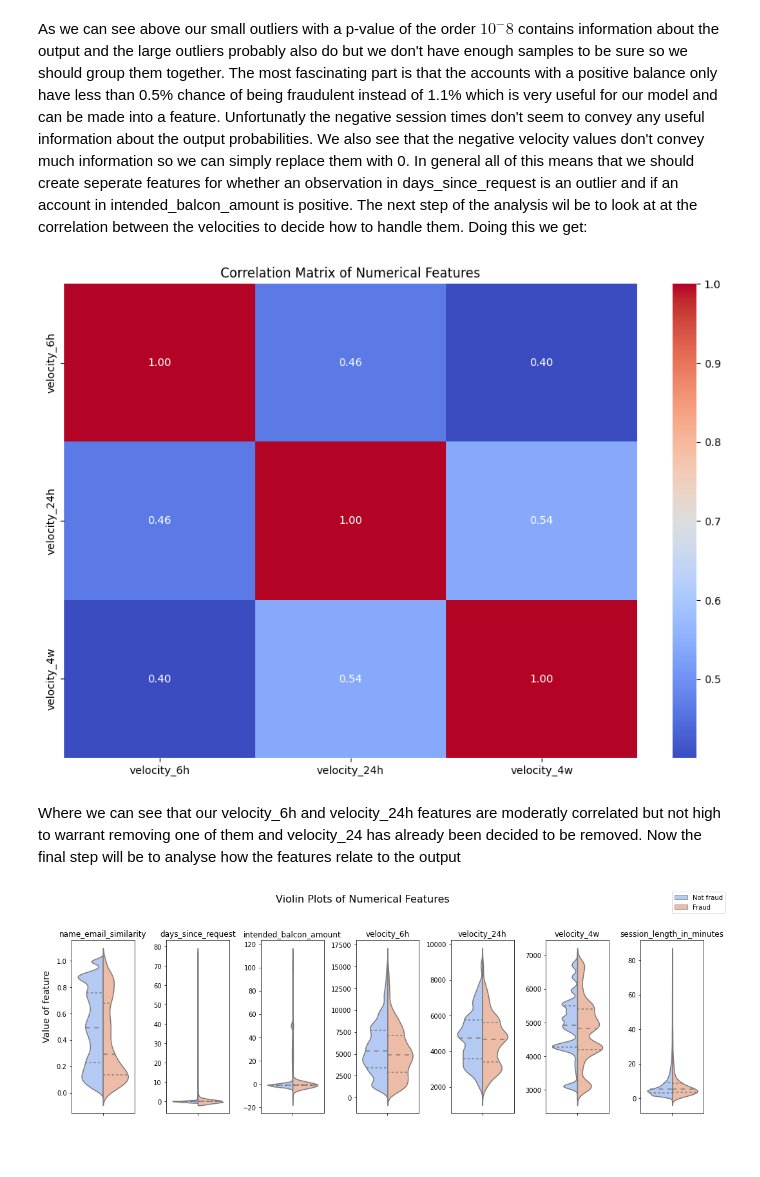
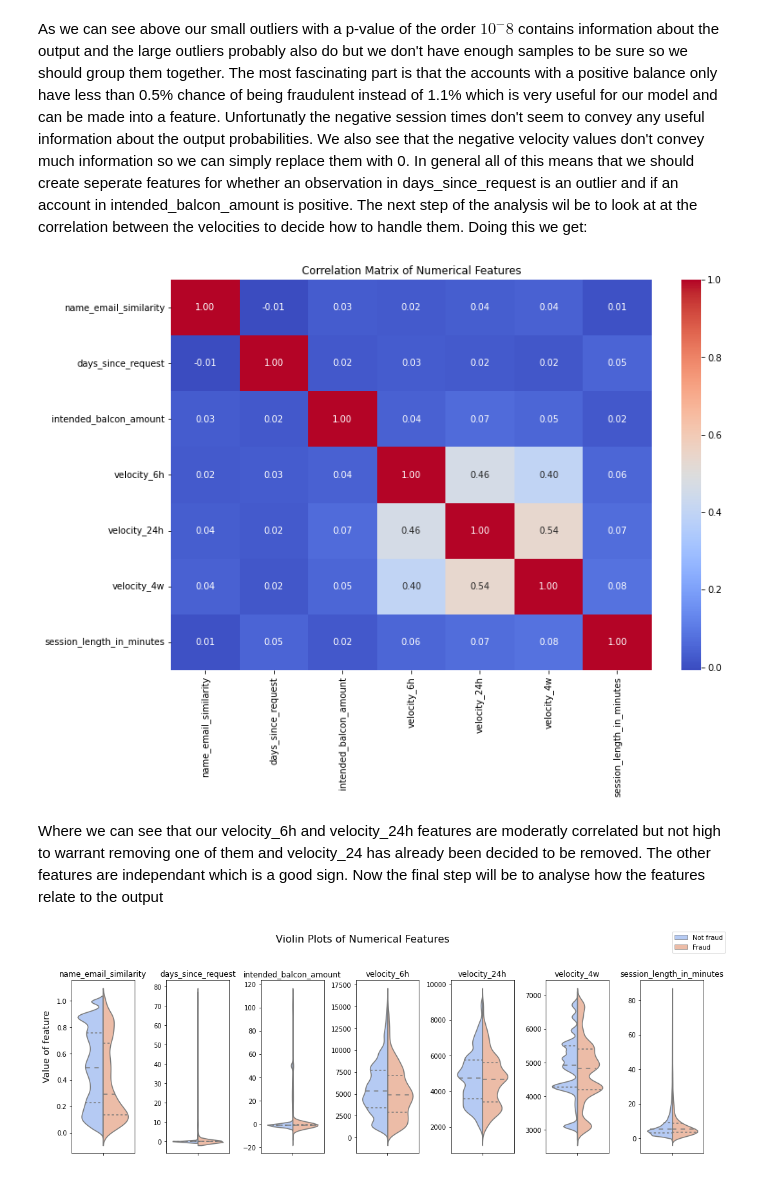
Before and after one commit to AlbinFranzen/Bank-Fraud-Detection, a Jupyter notebook: EDA.ipynb, the cells around one changed output. Cells and saved outputs as stored; diff of their text form; code cells hidden in the pictures; blank space fills up the shorter version.

```diff
--- a/EDA.ipynb
+++ b/EDA.ipynb
@@ -228,14 +228,14 @@ As we can see above our small outliers with a p-value of the order $10^-8$ conta
 # %%
 # Correlation matrix for numerical features
 plt.figure(figsize=(12, 8))
-sns.heatmap(num_df[['velocity_6h', 'velocity_24h', 'velocity_4w']].corr(), annot=True, cmap="coolwarm", fmt=".2f")
+sns.heatmap(num_df.corr(), annot=True, cmap="coolwarm", fmt=".2f")
 plt.title("Correlation Matrix of Numerical Features")
 plt.show()
 # %% [output]
-[figure, old version]
+[figure, new version]
 # %% [markdown]
 
-Where we can see that our velocity_6h and velocity_24h features are moderatly correlated but not high to warrant removing one of them and velocity_24 has already been decided to be removed. Now the final step will be to analyse how the features relate to the output
+Where we can see that our velocity_6h and velocity_24h features are moderatly correlated but not high to warrant removing one of them and velocity_24 has already been decided to be removed. The other features are independant which is a good sign. Now the final step will be to analyse how the features relate to the output
 # %%
 # Create violin plots
 new_df = num_df.copy()
```
